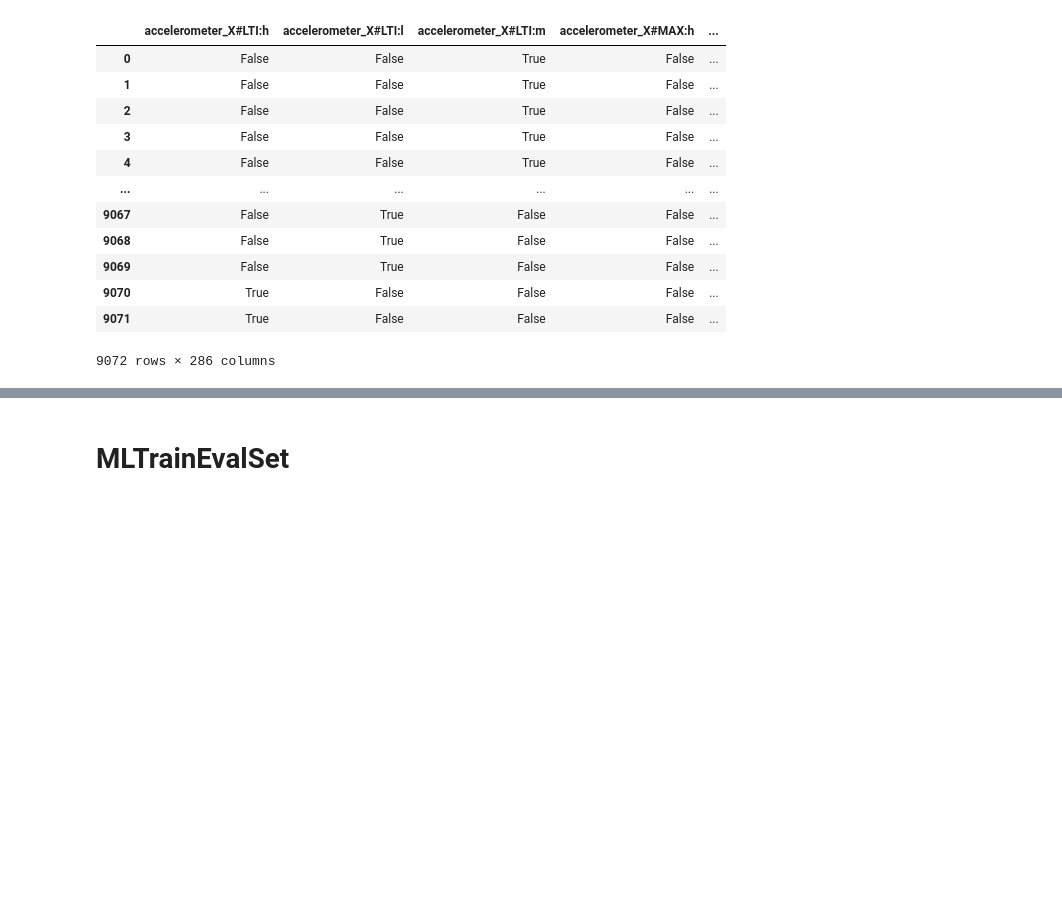
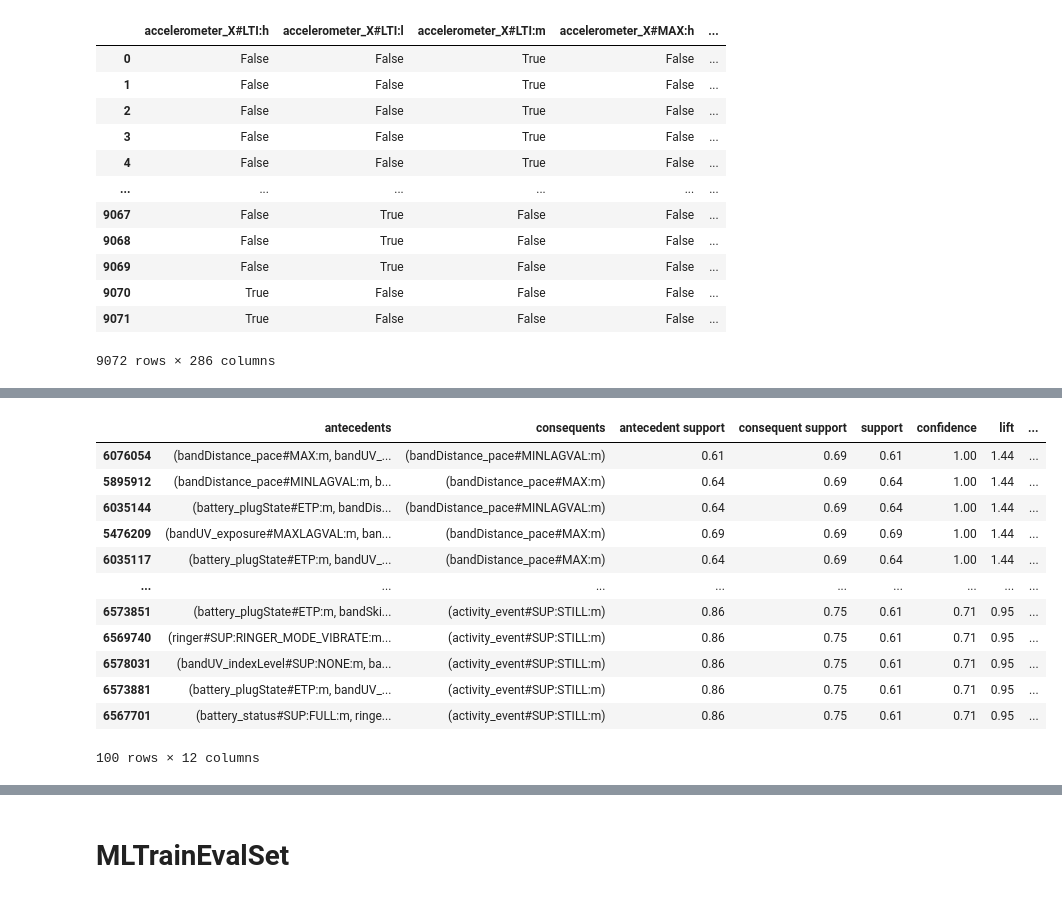
Before and after one commit to Jumabek/receptivity, a Jupyter notebook: analysis/Association Rule Mining.ipynb, the cells around one changed output, grey strips where cells are left out. Cells and saved outputs as stored; diff of their text form; code cells hidden in the pictures; blank space fills up the shorter version.

```diff
--- a/analysis/Association Rule Mining.ipynb
+++ b/analysis/Association Rule Mining.ipynb
@@ -1150,0 +1017,21 @@ saveAsGraph(head(topRules, n = 10, by = "lift"), file = "rules.graphml")
+# %%
+topk_rules = pd.concat(
+    [res.sort_values(['lift_log_scale_abs'],ascending=False)[:50]
+    , res.sort_values(['lift_log_scale_abs'],ascending=False)[-50:]]
+)
+
+topk_rules
+# %% [output]
+|  | antecedents | consequents | antecedent support | consequent support | support | confidence | lift | ... |
+| 6076054 | (bandDistance_pace#MAX:m, bandUV_... | (bandDistance_pace#MINLAGVAL:m) | 0.61 | 0.69 | 0.61 | 1.00 | 1.44 | ... |
+| 5895912 | (bandDistance_pace#MINLAGVAL:m, b... | (bandDistance_pace#MAX:m) | 0.64 | 0.69 | 0.64 | 1.00 | 1.44 | ... |
+| 6035144 | (battery_plugState#ETP:m, bandDis... | (bandDistance_pace#MINLAGVAL:m) | 0.64 | 0.69 | 0.64 | 1.00 | 1.44 | ... |
+| 5476209 | (bandUV_exposure#MAXLAGVAL:m, ban... | (bandDistance_pace#MAX:m) | 0.69 | 0.69 | 0.69 | 1.00 | 1.44 | ... |
+| 6035117 | (battery_plugState#ETP:m, bandUV_... | (bandDistance_pace#MAX:m) | 0.64 | 0.69 | 0.64 | 1.00 | 1.44 | ... |
+| ... | ... | ... | ... | ... | ... | ... | ... | ... |
+| 6573851 | (battery_plugState#ETP:m, bandSki... | (activity_event#SUP:STILL:m) | 0.86 | 0.75 | 0.61 | 0.71 | 0.95 | ... |
+| 6569740 | (ringer#SUP:RINGER_MODE_VIBRATE:m... | (activity_event#SUP:STILL:m) | 0.86 | 0.75 | 0.61 | 0.71 | 0.95 | ... |
+| 6578031 | (bandUV_indexLevel#SUP:NONE:m, ba... | (activity_event#SUP:STILL:m) | 0.86 | 0.75 | 0.61 | 0.71 | 0.95 | ... |
+| 6573881 | (battery_plugState#ETP:m, bandUV_... | (activity_event#SUP:STILL:m) | 0.86 | 0.75 | 0.61 | 0.71 | 0.95 | ... |
+| 6567701 | (battery_status#SUP:FULL:m, ringe... | (activity_event#SUP:STILL:m) | 0.86 | 0.75 | 0.61 | 0.71 | 0.95 | ... |
+100 rows × 12 columns
```
Also changed, not shown: parts of 25 cells of this notebook, 3 other files.
